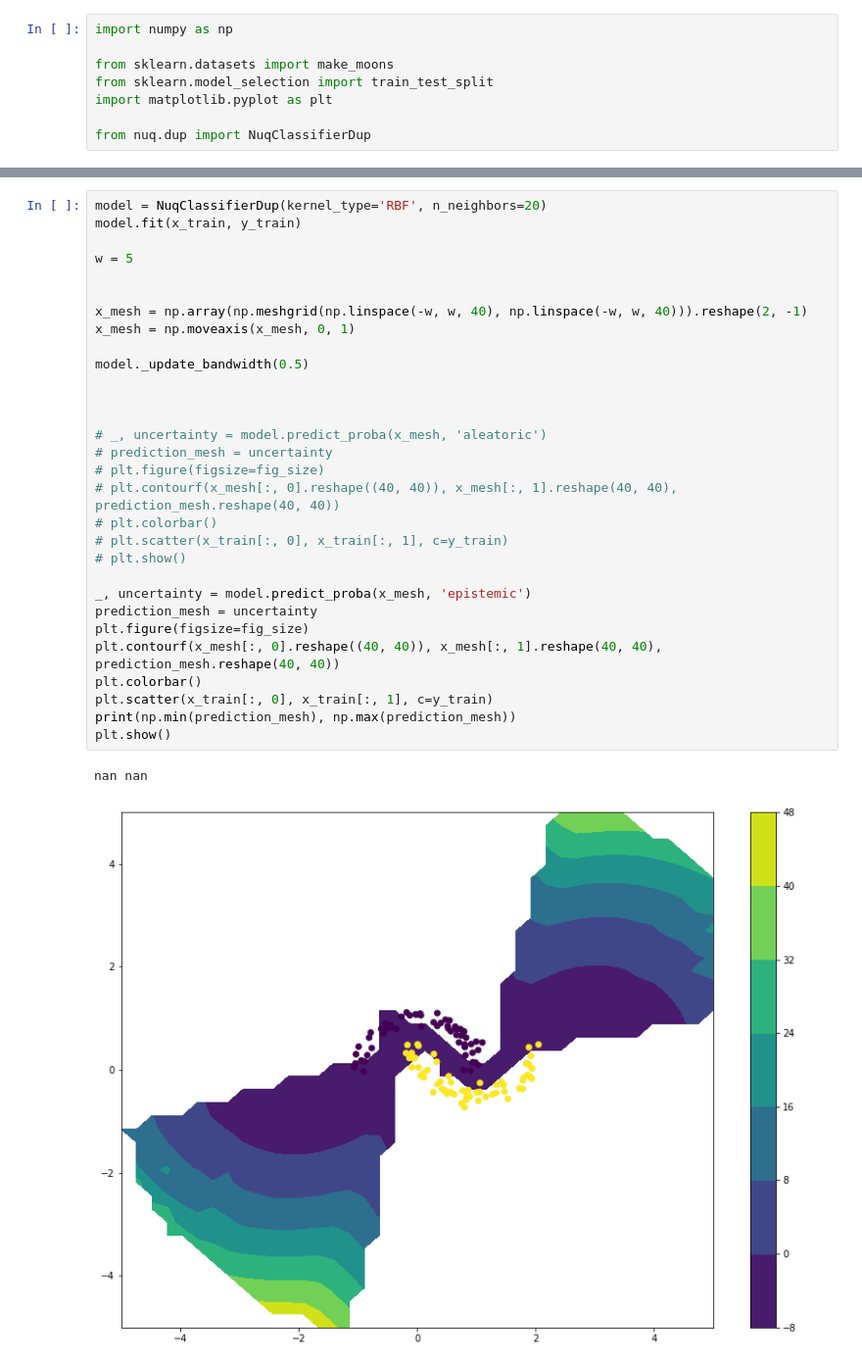
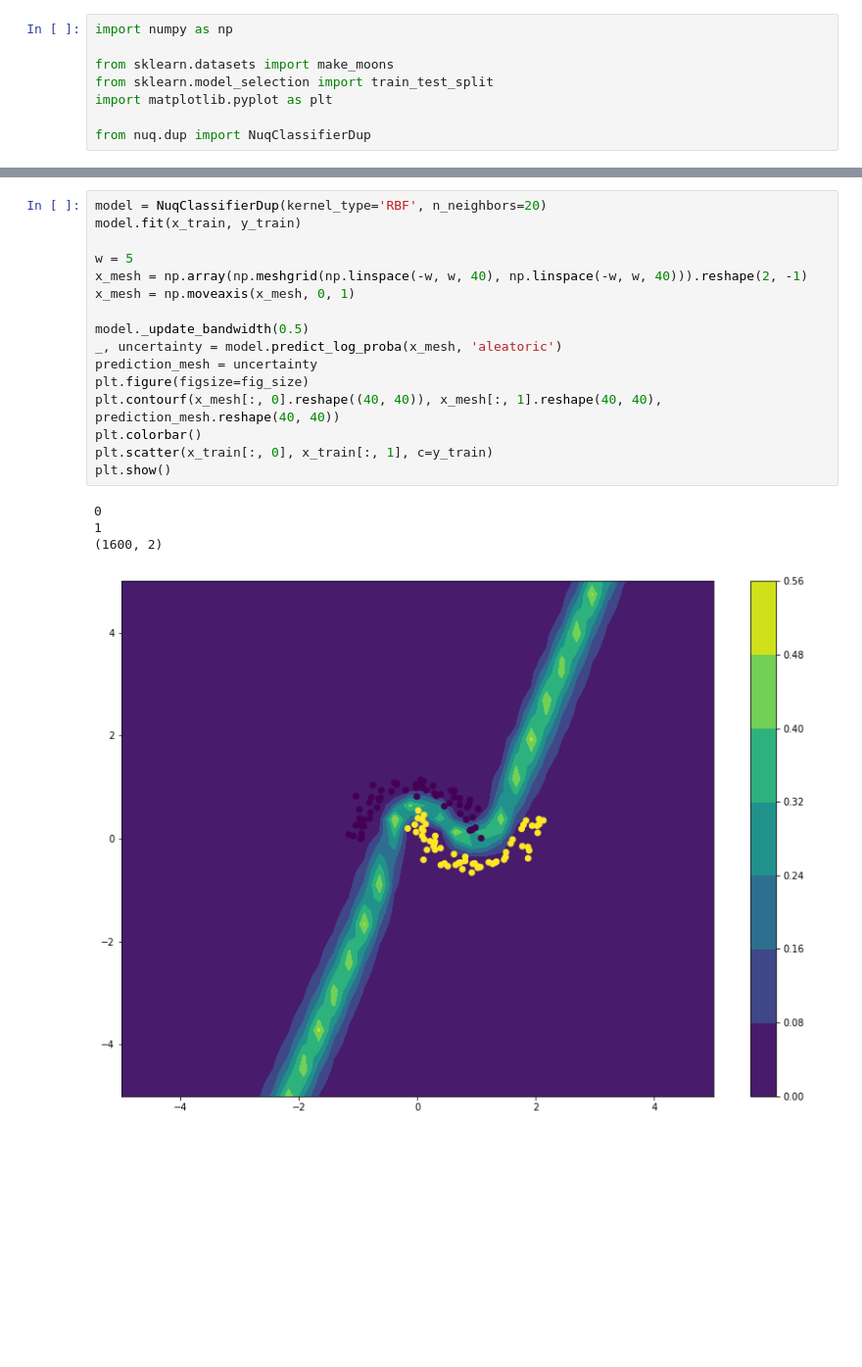
Before and after one commit to stat-ml/NUQ, a Jupyter notebook: examples/nuq_example.ipynb, the cells around one changed output, grey strips where cells are left out. Shown: that part at 98% size. Drawn from its saved outputs; the diff is of its cells as text; blank space fills up the shorter version.

```diff
--- a/examples/nuq_example.ipynb
+++ b/examples/nuq_example.ipynb
@@ -53,33 +51,21 @@ ValueError: cannot reshape array of size 1 into shape (40,40)
 # %%
 model = NuqClassifierDup(kernel_type='RBF', n_neighbors=20)
 model.fit(x_train, y_train)
 
 w = 5
-
-
 x_mesh = np.array(np.meshgrid(np.linspace(-w, w, 40), np.linspace(-w, w, 40))).reshape(2, -1)
 x_mesh = np.moveaxis(x_mesh, 0, 1)
 
 model._update_bandwidth(0.5)
-
-
-
-# _, uncertainty = model.predict_proba(x_mesh, 'aleatoric')
-# prediction_mesh = uncertainty
-# plt.figure(figsize=fig_size)
-# plt.contourf(x_mesh[:, 0].reshape((40, 40)), x_mesh[:, 1].reshape(40, 40), prediction_mesh.reshape(40, 40))
-# plt.colorbar()
-# plt.scatter(x_train[:, 0], x_train[:, 1], c=y_train)
-# plt.show()
-
-_, uncertainty = model.predict_proba(x_mesh, 'epistemic')
+_, uncertainty = model.predict_log_proba(x_mesh, 'aleatoric')
 prediction_mesh = uncertainty
 plt.figure(figsize=fig_size)
 plt.contourf(x_mesh[:, 0].reshape((40, 40)), x_mesh[:, 1].reshape(40, 40), prediction_mesh.reshape(40, 40))
 plt.colorbar()
 plt.scatter(x_train[:, 0], x_train[:, 1], c=y_train)
-print(np.min(prediction_mesh), np.max(prediction_mesh))
 plt.show()
 # %% [output]
-nan nan
+0
+1
+(1600, 2)
-[figure, old version]
+[figure, new version]
```
Also changed, not shown: parts of 7 cells of this notebook, 1 other file.
